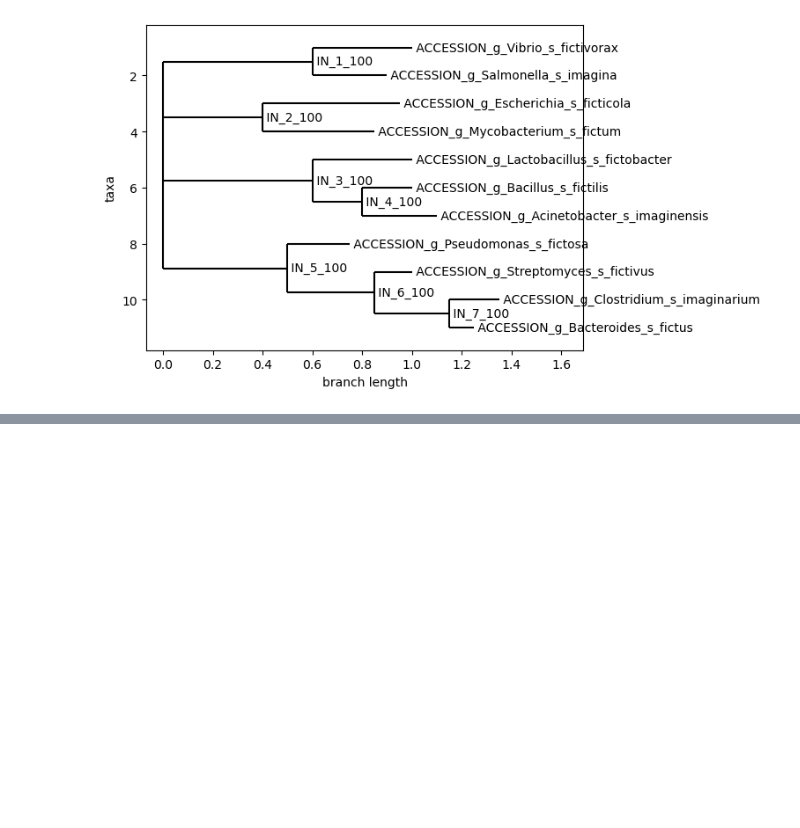
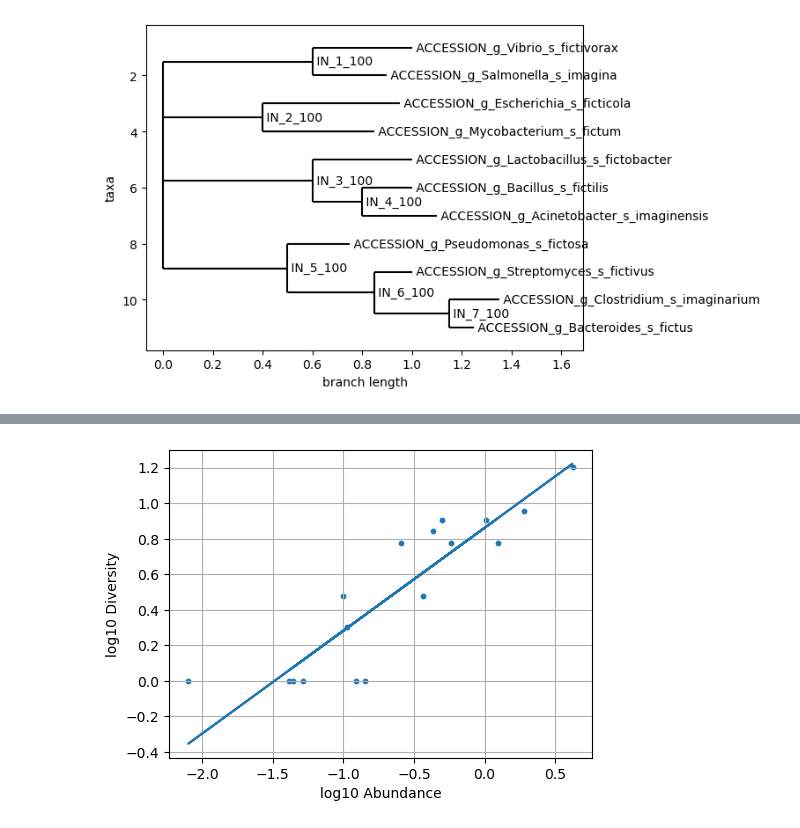
Before and after one commit to pyubero/microguilds, a Jupyter notebook: Tutorials/tutorial_microguilds.ipynb, the cells around one changed output, grey strips where cells are left out. Drawn from its saved outputs; the diff is of its cells as text; code cells hidden in the pictures; blank space fills up the shorter version.

```diff
--- a/Tutorials/tutorial_microguilds.ipynb
+++ b/Tutorials/tutorial_microguilds.ipynb
@@ -308,0 +321,12 @@ Please refer to SqueezeMeta for metagenomic placements in reference trees. Impor
+# %%
+import guild_tensor_utils as gtutils
+FILENAME_MASTERTAB = "mock_mastertable.tsv"
+TAXONOMIC_LEVEL = 'Species_GTDB'
+SAMPLECODE_COLUMN = "Samples"
+REGRESSION_LEVEL = "gene"
+R2_MIN = 0.6
+CONTEXTS = None
+NORMALIZE_BY_NSAMPLES = False
+
+# ...
+out_filename = f'{GENE}_{TAXONOMIC_LEVEL}_kvalues.tsv'
@@ -308,0 +349,8 @@ Please refer to SqueezeMeta for metagenomic placements in reference trees. Impor
+# %%
+# Compute adu_table
+adu_table = gtutils.build_adu_table(
+    master_table,
+    GENE,
+    TAXONOMIC_LEVEL,
+    force_build=True
+)
@@ -308,0 +371,75 @@ Please refer to SqueezeMeta for metagenomic placements in reference trees. Impor
+# %%
+# Linear regressions
+H = plt.figure("plots", figsize=(12, 4), dpi=100)
+plt.subplot(1, 2, 1)
+
+if REGRESSION_LEVEL == "gene":
+    print(f"\n----- {GENE} -----")
+    delta = gtutils.compute_delta(
+        adu_table,
+        r2min=R2_MIN,
+        verbose=True,
+        printfigure=H,
+        printlabel=GENE
+    )
+
+elif REGRESSION_LEVEL == "cluster":
+    delta = np.zeros(len(adu_table))
+    for cluster in adu_table["Cluster"].unique():
+        print(f"\n----- {cluster} -----")
+
+        idx = (
+            adu_table["Cluster"] == cluster
+        ).to_numpy()
+
+        delta[idx] = gtutils.compute_delta(
+            adu_table[idx],
+            r2min=R2_MIN,
+            verbose=True,
+            printfigure=H,
+            printlabel=cluster
+        )
+
+elif REGRESSION_LEVEL == "context":
+    delta = np.zeros(len(adu_table))
+    for context in adu_table["Context"].unique():
+        print(f"\n----- {context} -----")
+
+        idx = (
+            adu_table["Context"] == context
+        ).to_numpy()
+
+        delta[idx] = gtutils.compute_delta(
+            adu_table[idx],
+            r2min=R2_MIN,
+            verbose=True,
+            printfigure=H,
+            printlabel=context
+        )
+
+elif REGRESSION_LEVEL == "context_and_cluster":
+    delta = np.zeros(len(adu_table))
+    for context in adu_table["Context"].unique():
+        for cluster in adu_table["Cluster"].unique():
+            print(f"\n----- {context} : {cluster} -----")
+
+            idx_context = (adu_table["Context"] == context).to_numpy()
+            idx_cluster = (adu_table["Cluster"] == cluster).to_numpy()
+            idx = idx_cluster * idx_context
+
+            delta[idx] = gtutils.compute_delta(
+                adu_table[idx],
+                r2min=R2_MIN,
+                verbose=True,
+                printfigure=H,
+                printlabel=f"{context},{cluster}"
+            )
+
+else:
+    raise ValueError(
+        f'''Error as REGRESSION_LEVEL={REGRESSION_LEVEL} needs to be
+        either 'gene', 'cluster', 'context' or "context_and_cluster'.'''
+    )
+
+adu_table["delta"] = delta
+# %% [output]
@@ -308,0 +452 @@ Please refer to SqueezeMeta for metagenomic placements in reference trees. Impor
+[figure, added]
```
Also changed, not shown: parts of 21 cells of this notebook.
